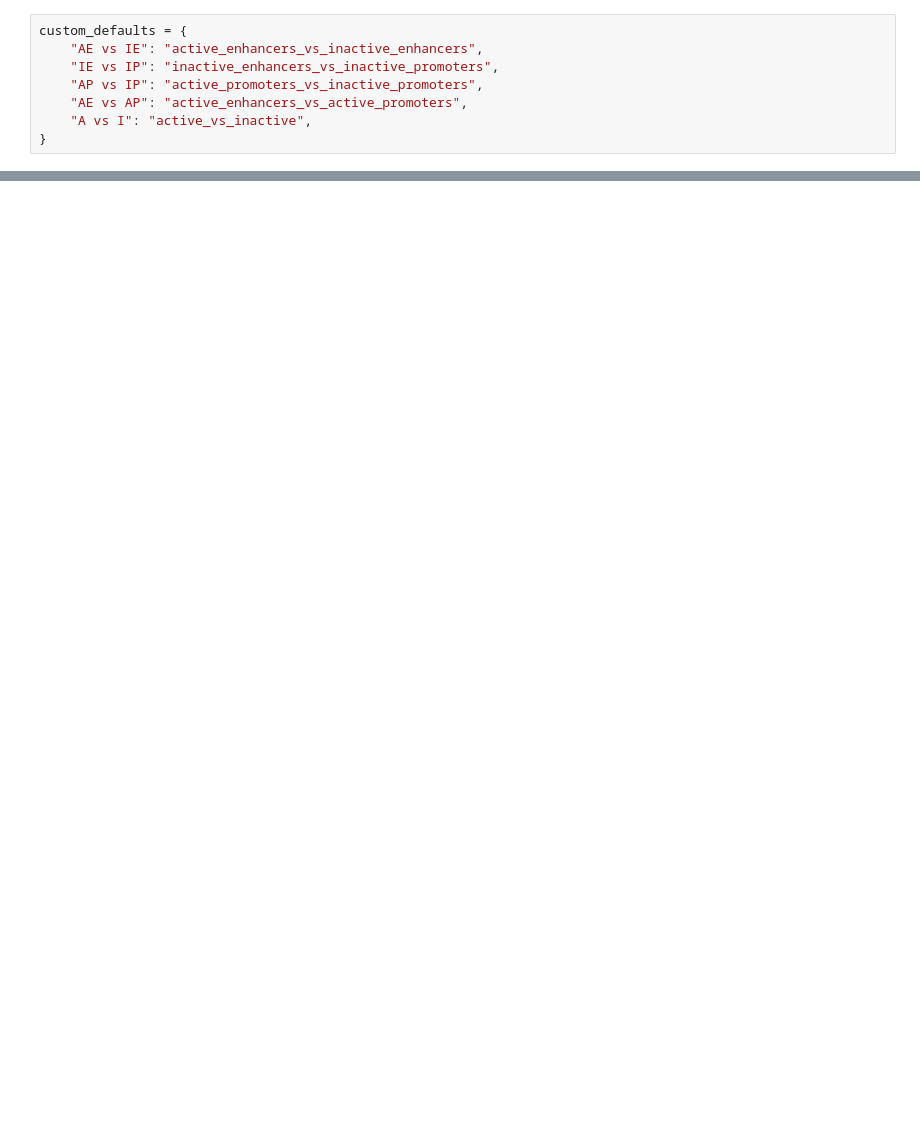
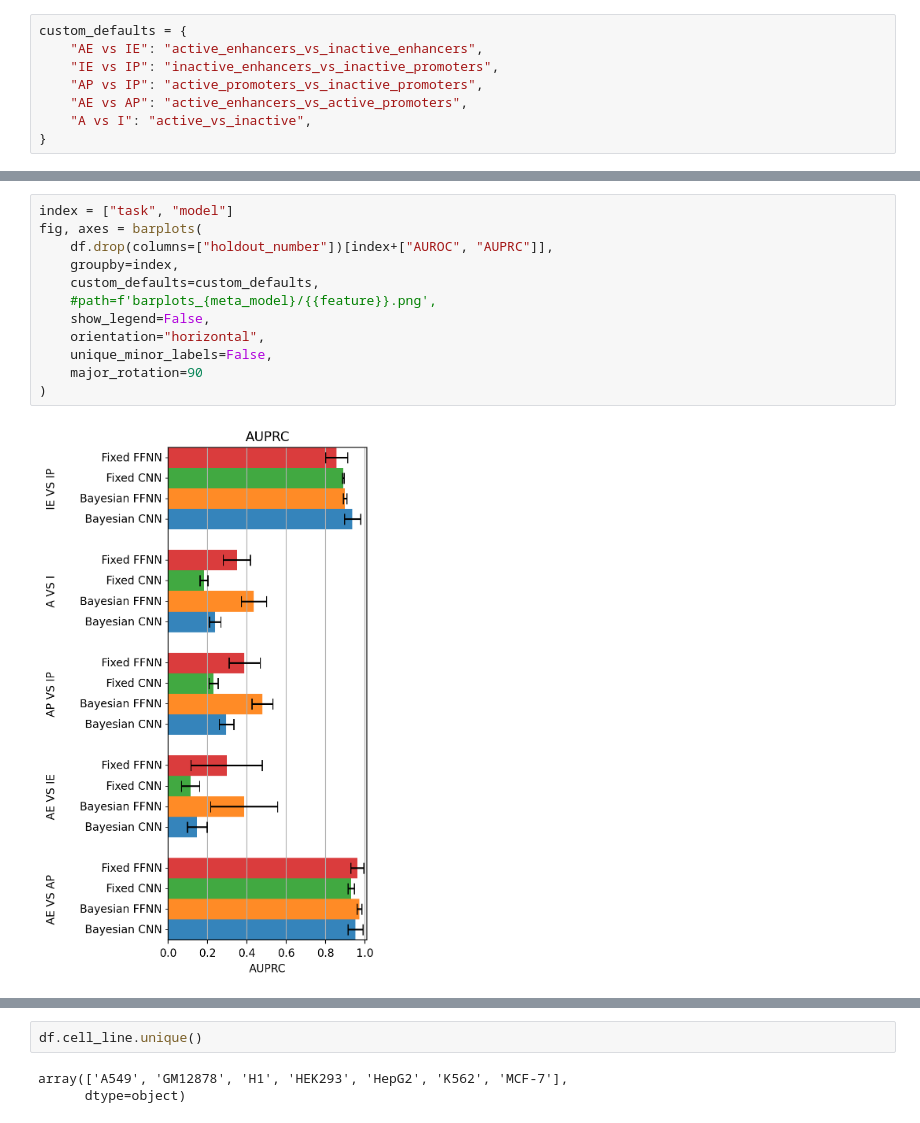
Before and after one commit to AnacletoLAB/crr_prediction, a Jupyter notebook: Barplots.ipynb, the cells around one changed output, grey strips where cells are left out. Cells and saved outputs as stored; diff of their text form; blank space fills up the shorter version.

```diff
--- a/Barplots.ipynb
+++ b/Barplots.ipynb
@@ -31,0 +82,14 @@ fig, axes = barplots(
+# %%
+index = ["task", "model"]
+fig, axes = barplots(
+    df.drop(columns=["holdout_number"])[index+["AUROC", "AUPRC"]],
+    groupby=index,
+    custom_defaults=custom_defaults,
+    #path=f'barplots_{meta_model}/{{feature}}.png',
+    show_legend=False,
+    orientation="horizontal",
+    unique_minor_labels=False,
+    major_rotation=90
+)
+# %% [output]
+[figure, added]
@@ -31,0 +97,5 @@ fig, axes = barplots(
+# %%
+df.cell_line.unique()
+# %% [output]
+array(['A549', 'GM12878', 'H1', 'HEK293', 'HepG2', 'K562', 'MCF-7'],
+      dtype=object)
```
Also changed, not shown: parts of 7 cells of this notebook, 3 other files.
